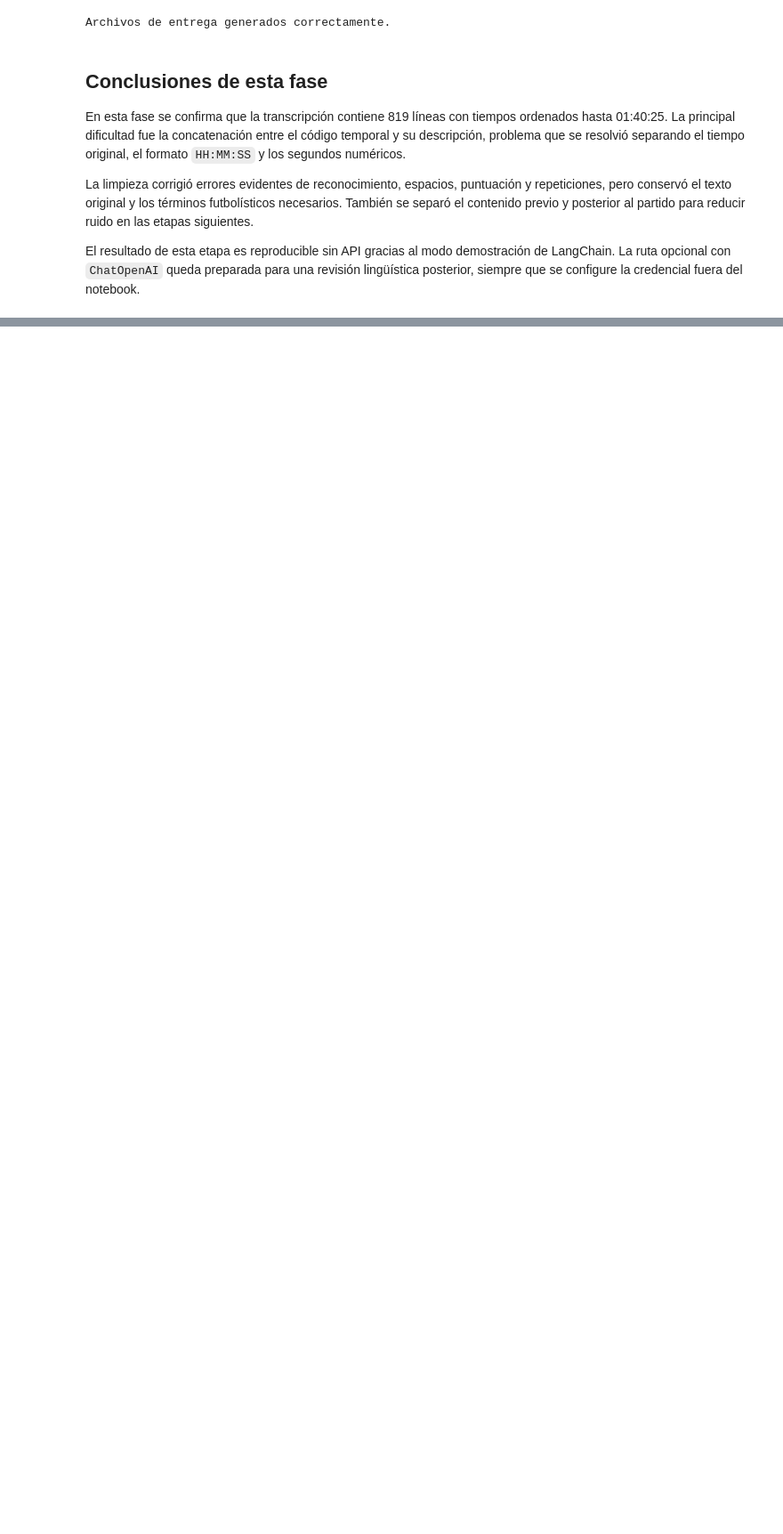
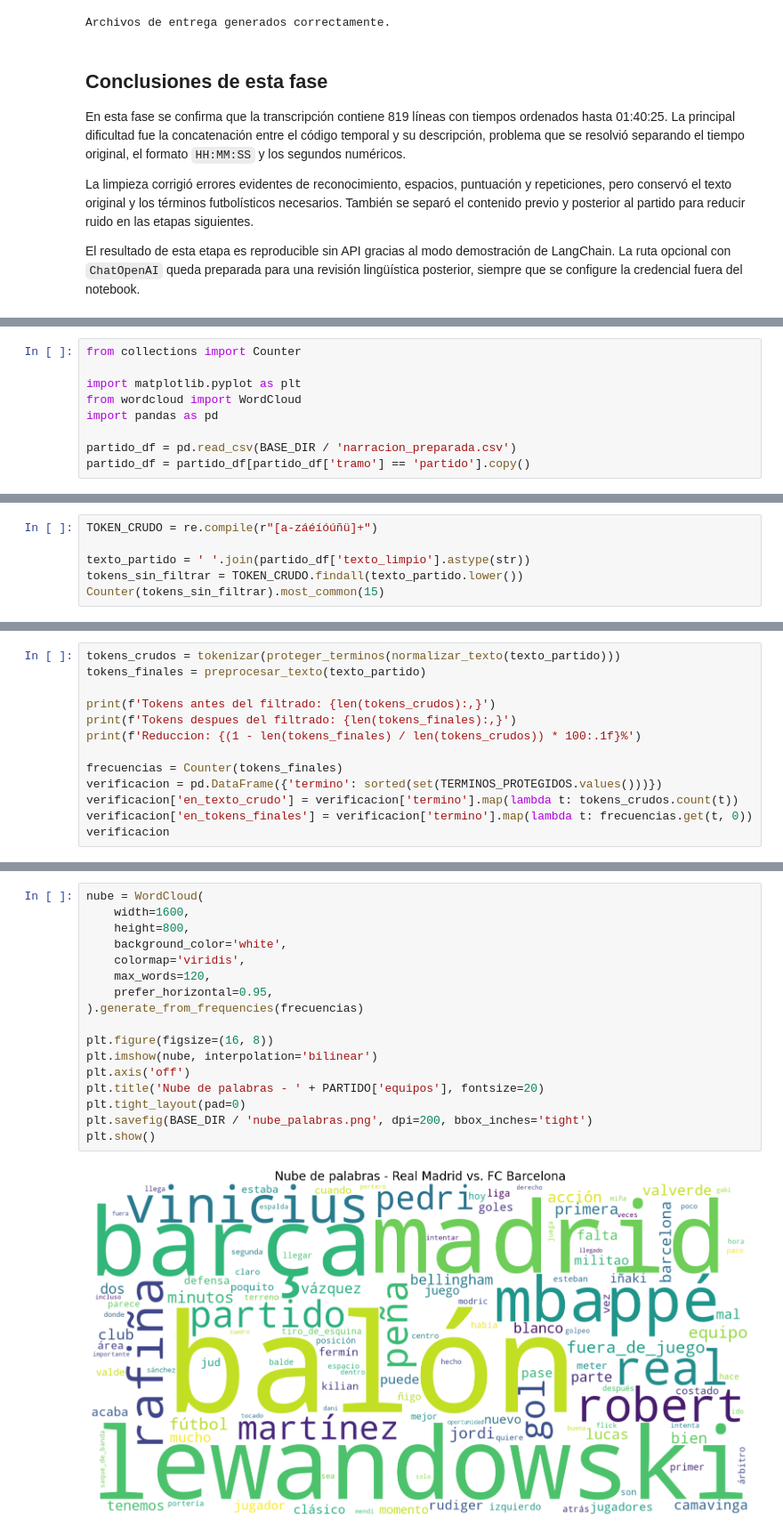
Before and after one commit to RodolfoIO/proyecto_final_text_mining, a Jupyter notebook: proyecto_final_text_mining.ipynb, the cells around one changed output, grey strips where cells are left out. Shown at 89% size. Drawn from its saved outputs; the diff is of its cells as text; blank space fills up the shorter version.

```diff
--- a/proyecto_final_text_mining.ipynb
+++ b/proyecto_final_text_mining.ipynb
@@ -269,0 +272,9 @@ El resultado de esta etapa es reproducible sin API gracias al modo demostración
+# %%
+from collections import Counter
+
+import matplotlib.pyplot as plt
+from wordcloud import WordCloud
+import pandas as pd
+
+partido_df = pd.read_csv(BASE_DIR / 'narracion_preparada.csv')
+partido_df = partido_df[partido_df['tramo'] == 'partido'].copy()
@@ -269,0 +283,6 @@ El resultado de esta etapa es reproducible sin API gracias al modo demostración
+# %%
+TOKEN_CRUDO = re.compile(r"[a-záéíóúñü]+")
+
+texto_partido = ' '.join(partido_df['texto_limpio'].astype(str))
+tokens_sin_filtrar = TOKEN_CRUDO.findall(texto_partido.lower())
+Counter(tokens_sin_filtrar).most_common(15)
@@ -269,0 +370,13 @@ El resultado de esta etapa es reproducible sin API gracias al modo demostración
+# %%
+tokens_crudos = tokenizar(proteger_terminos(normalizar_texto(texto_partido)))
+tokens_finales = preprocesar_texto(texto_partido)
+
+print(f'Tokens antes del filtrado: {len(tokens_crudos):,}')
+print(f'Tokens despues del filtrado: {len(tokens_finales):,}')
+print(f'Reduccion: {(1 - len(tokens_finales) / len(tokens_crudos)) * 100:.1f}%')
+
+frecuencias = Counter(tokens_finales)
+verificacion = pd.DataFrame({'termino': sorted(set(TERMINOS_PROTEGIDOS.values()))})
+verificacion['en_texto_crudo'] = verificacion['termino'].map(lambda t: tokens_crudos.count(t))
+verificacion['en_tokens_finales'] = verificacion['termino'].map(lambda t: frecuencias.get(t, 0))
+verificacion
@@ -269,0 +420,19 @@ El resultado de esta etapa es reproducible sin API gracias al modo demostración
+# %%
+nube = WordCloud(
+    width=1600,
+    height=800,
+    background_color='white',
+    colormap='viridis',
+    max_words=120,
+    prefer_horizontal=0.95,
+).generate_from_frequencies(frecuencias)
+
+plt.figure(figsize=(16, 8))
+plt.imshow(nube, interpolation='bilinear')
+plt.axis('off')
+plt.title('Nube de palabras - ' + PARTIDO['equipos'], fontsize=20)
+plt.tight_layout(pad=0)
+plt.savefig(BASE_DIR / 'nube_palabras.png', dpi=200, bbox_inches='tight')
+plt.show()
+# %% [output]
+[figure, added]
```
Also changed, not shown: parts of 14 cells of this notebook, 4 other files.
